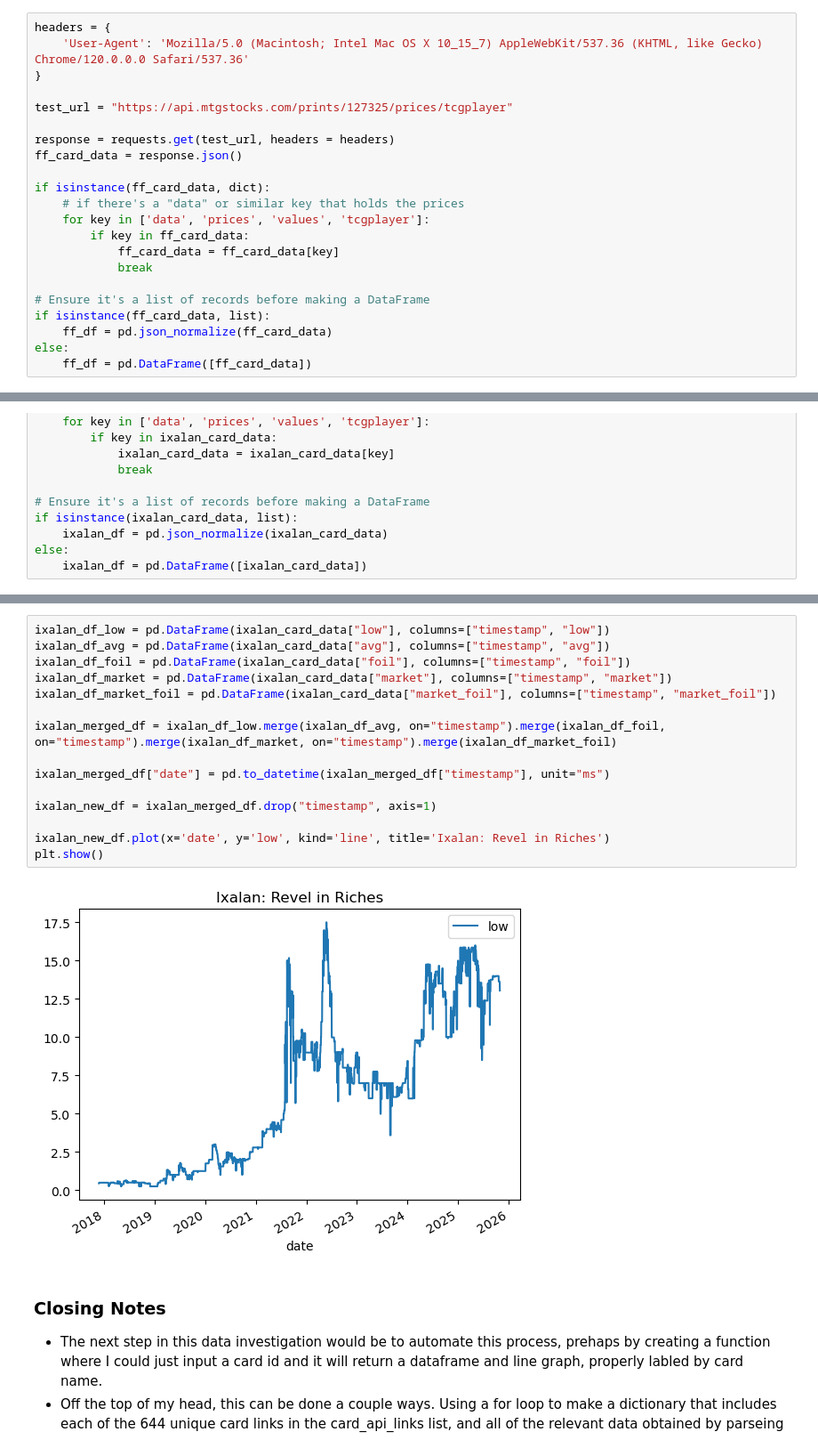
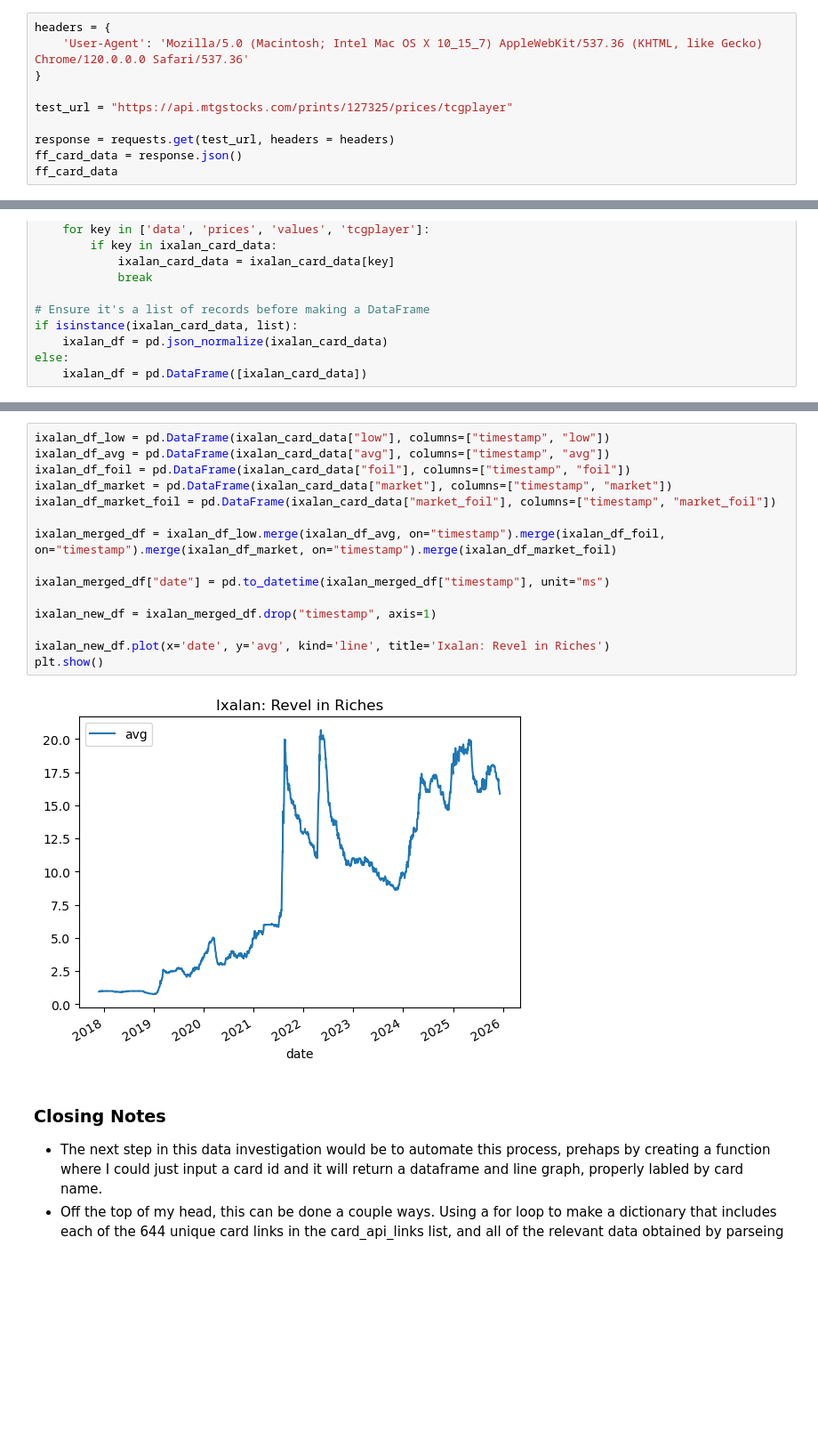
Before and after one commit to brandonmalave/Magic-The-Gathering-Card-Price-Analysis, a Jupyter notebook: notebooks/mtg_scraper.ipynb, the cells around one changed output, grey strips where cells are left out. Shown: that part at 89% size. Drawn from its saved outputs; the diff is of its cells as text; blank space fills up the shorter version.

```diff
--- a/notebooks/mtg_scraper.ipynb
+++ b/notebooks/mtg_scraper.ipynb
@@ -105,16 +160,4 @@ test_url = "https://api.mtgstocks.com/prints/127325/prices/tcgplayer"
 
 response = requests.get(test_url, headers = headers)
 ff_card_data = response.json()
-
-if isinstance(ff_card_data, dict):
-    # if there's a "data" or similar key that holds the prices
-    for key in ['data', 'prices', 'values', 'tcgplayer']:
-        if key in ff_card_data:
-            ff_card_data = ff_card_data[key]
-            break
-
-# Ensure it's a list of records before making a DataFrame
-if isinstance(ff_card_data, list):
-    ff_df = pd.json_normalize(ff_card_data)
-else:
-    ff_df = pd.DataFrame([ff_card_data])
+ff_card_data
@@ -198,20 +263,20 @@ else:
 # %%
 ixalan_df_low = pd.DataFrame(ixalan_card_data["low"], columns=["timestamp", "low"])
 ixalan_df_avg = pd.DataFrame(ixalan_card_data["avg"], columns=["timestamp", "avg"])
 ixalan_df_foil = pd.DataFrame(ixalan_card_data["foil"], columns=["timestamp", "foil"])
 ixalan_df_market = pd.DataFrame(ixalan_card_data["market"], columns=["timestamp", "market"])
 ixalan_df_market_foil = pd.DataFrame(ixalan_card_data["market_foil"], columns=["timestamp", "market_foil"])
 
 ixalan_merged_df = ixalan_df_low.merge(ixalan_df_avg, on="timestamp").merge(ixalan_df_foil, on="timestamp").merge(ixalan_df_market, on="timestamp").merge(ixalan_df_market_foil)
 
 ixalan_merged_df["date"] = pd.to_datetime(ixalan_merged_df["timestamp"], unit="ms")
 
 ixalan_new_df = ixalan_merged_df.drop("timestamp", axis=1)
 
-ixalan_new_df.plot(x='date', y='low', kind='line', title='Ixalan: Revel in Riches')
+ixalan_new_df.plot(x='date', y='avg', kind='line', title='Ixalan: Revel in Riches')
 plt.show()
 # %% [output]
-[figure, old version]
+[figure, new version]
 # %% [markdown]
 ### Closing Notes
 - The next step in this data investigation would be to automate this process, prehaps by creating a function where I could just input a card id and it will return a dataframe and line graph, properly labled by card name.
```
Also changed, not shown: parts of 36 cells of this notebook.
